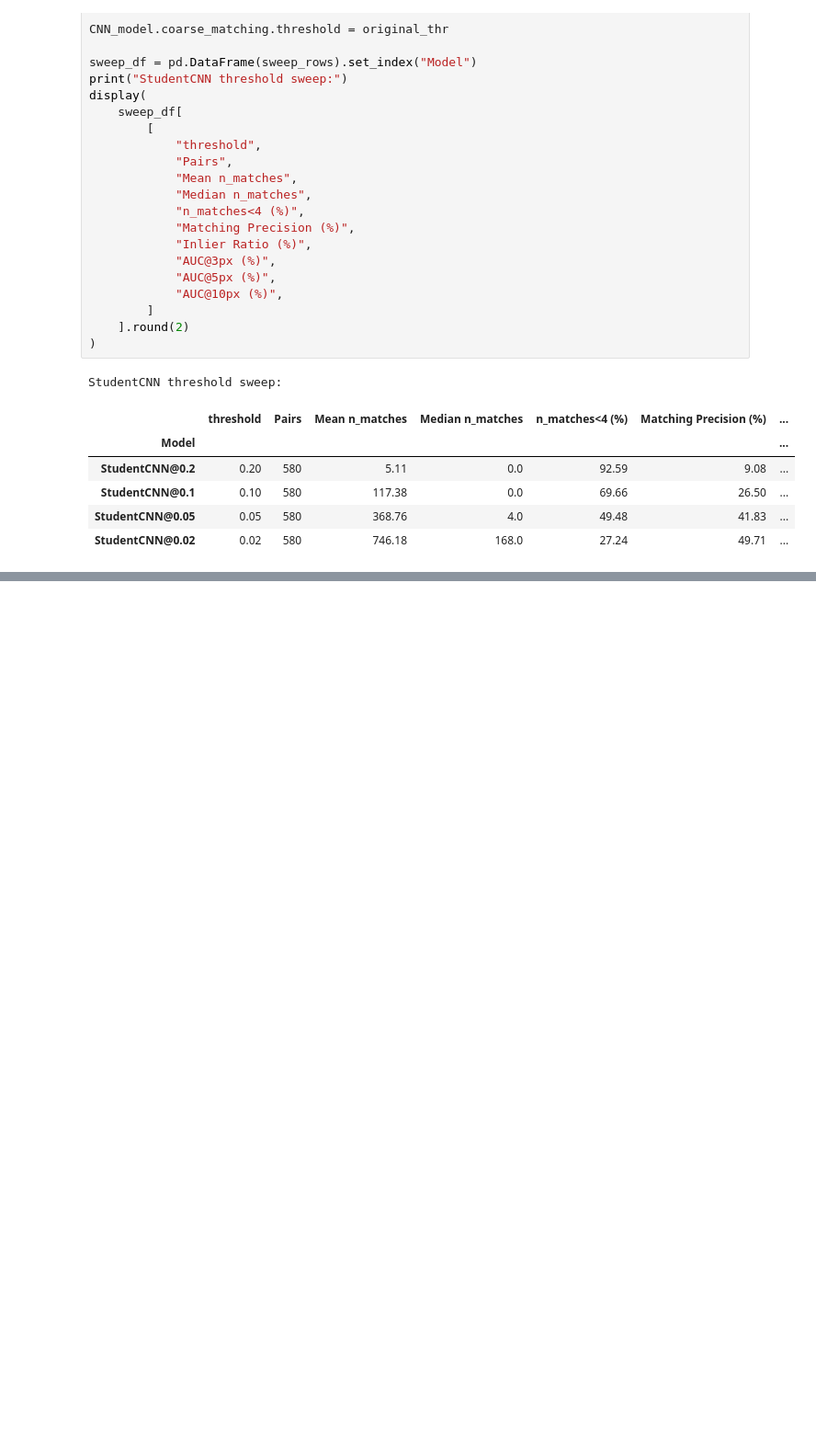
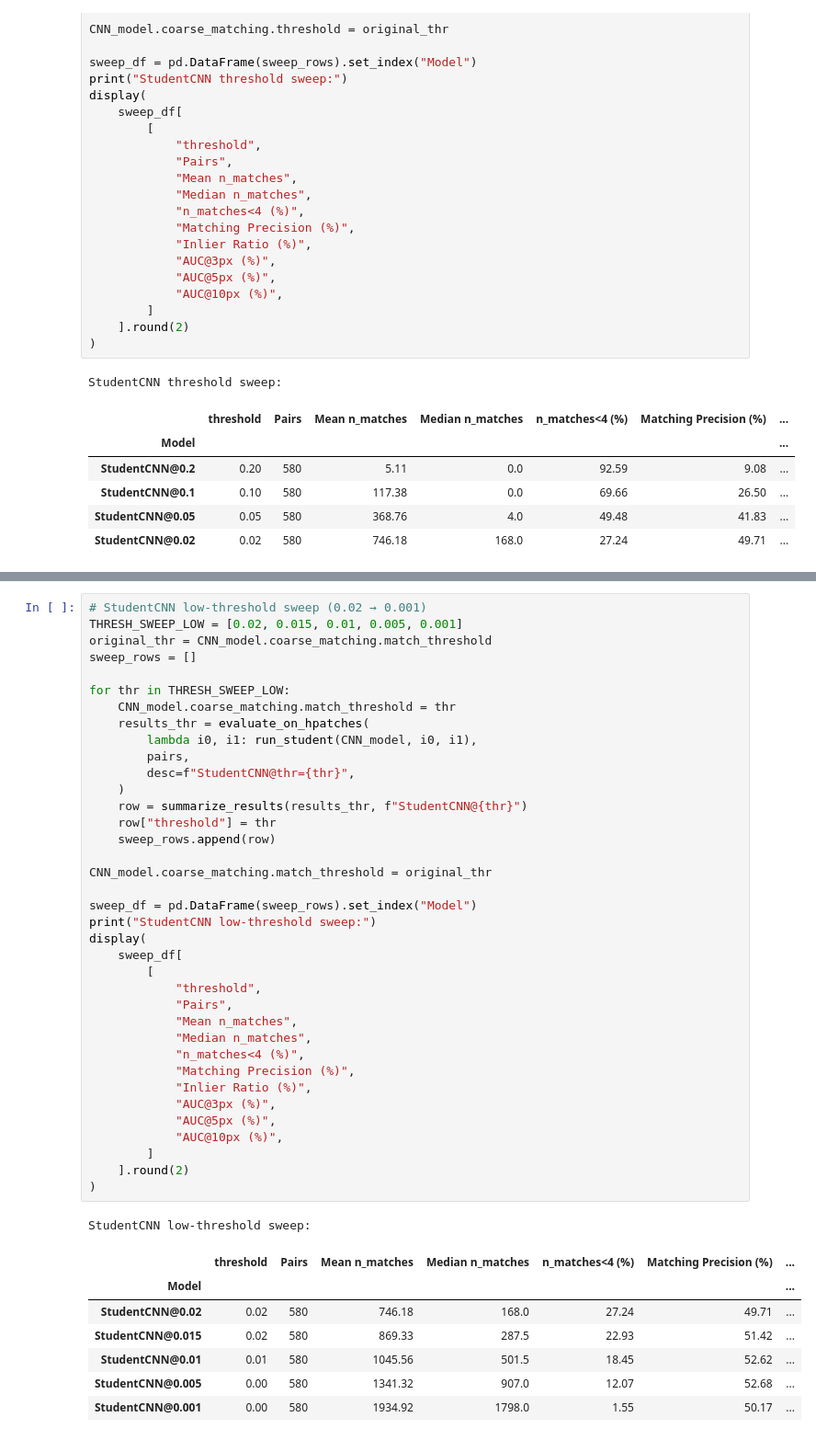
Before and after one commit to EZmoneySniper250/ECE1508DL, a Jupyter notebook: notebooks/evaluation.ipynb, the cells around one changed output, grey strips where cells are left out. Shown at 92% size. Saved outputs shown, nothing was run; the diff lists cells and outputs as text; blank space fills up the shorter version.

```diff
--- a/notebooks/evaluation.ipynb
+++ b/notebooks/evaluation.ipynb
@@ -423,0 +470,46 @@ StudentCNN threshold sweep:
+# %%
+# StudentCNN low-threshold sweep (0.02 → 0.001)
+THRESH_SWEEP_LOW = [0.02, 0.015, 0.01, 0.005, 0.001]
+original_thr = CNN_model.coarse_matching.match_threshold
+sweep_rows = []
+
+for thr in THRESH_SWEEP_LOW:
+    CNN_model.coarse_matching.match_threshold = thr
+    results_thr = evaluate_on_hpatches(
+        lambda i0, i1: run_student(CNN_model, i0, i1),
+        pairs,
+        desc=f"StudentCNN@thr={thr}",
+    )
+    row = summarize_results(results_thr, f"StudentCNN@{thr}")
+    row["threshold"] = thr
+    sweep_rows.append(row)
+
+CNN_model.coarse_matching.match_threshold = original_thr
+
+sweep_df = pd.DataFrame(sweep_rows).set_index("Model")
+print("StudentCNN low-threshold sweep:")
+display(
+    sweep_df[
+        [
+            "threshold",
+            "Pairs",
+            "Mean n_matches",
+            "Median n_matches",
+            "n_matches<4 (%)",
+            "Matching Precision (%)",
+            "Inlier Ratio (%)",
+            "AUC@3px (%)",
+            "AUC@5px (%)",
+            "AUC@10px (%)",
+        ]
+    ].round(2)
+)
+# %% [output]
+StudentCNN low-threshold sweep:
+|  | threshold | Pairs | Mean n_matches | Median n_matches | n_matches<4 (%) | Matching Precision (%) | ... |
+| Model |  |  |  |  |  |  | ... |
+| StudentCNN@0.02 | 0.02 | 580 | 746.18 | 168.0 | 27.24 | 49.71 | ... |
+| StudentCNN@0.015 | 0.02 | 580 | 869.33 | 287.5 | 22.93 | 51.42 | ... |
+| StudentCNN@0.01 | 0.01 | 580 | 1045.56 | 501.5 | 18.45 | 52.62 | ... |
+| StudentCNN@0.005 | 0.00 | 580 | 1341.32 | 907.0 | 12.07 | 52.68 | ... |
+| StudentCNN@0.001 | 0.00 | 580 | 1934.92 | 1798.0 | 1.55 | 50.17 | ... |
```
Also changed, not shown: parts of 2 cells of this notebook, 3 other files.
